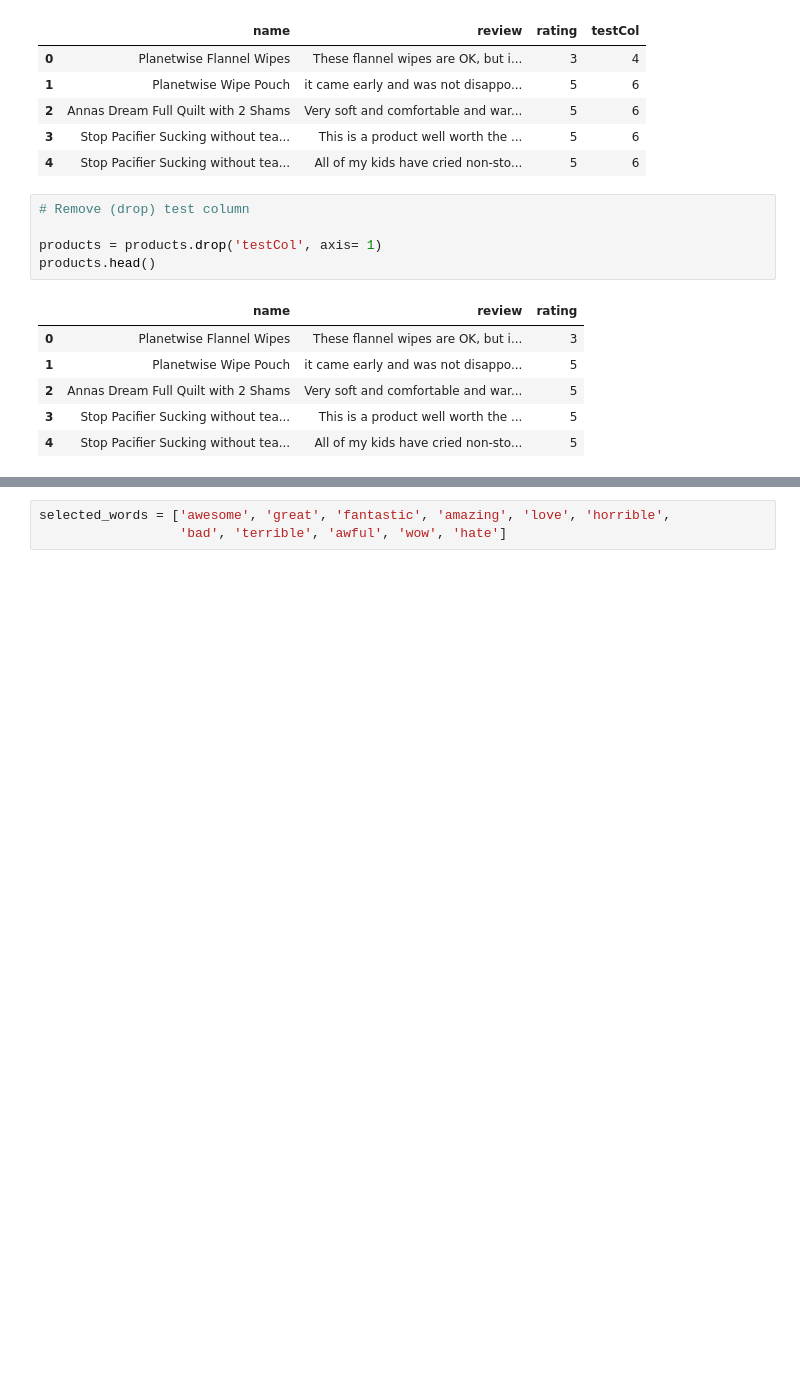
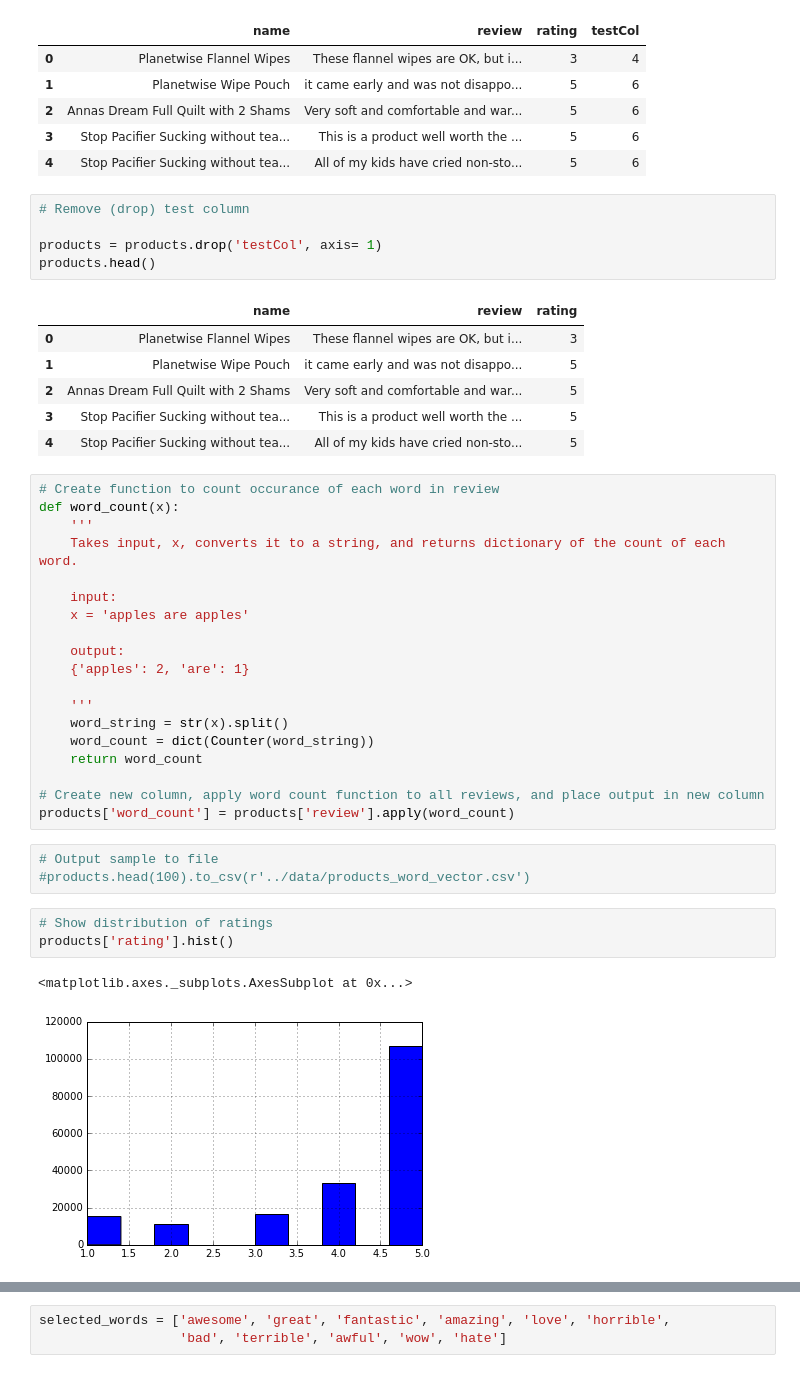
Before and after one commit to mbiczo/ML, a Jupyter notebook: classification/Logistic Classifier.ipynb, the cells around one changed output, grey strips where cells are left out. Saved outputs shown, nothing was run; the diff lists cells and outputs as text; blank space fills up the shorter version.

Commit message:
add exploration graphs and start of classifier

```diff
--- a/classification/Logistic Classifier.ipynb
+++ b/classification/Logistic Classifier.ipynb
@@ -76,3 +82,31 @@ products.head()
 | 2 | Annas Dream Full Quilt with 2 Shams | Very soft and comfortable and war... | 5 |
 | 3 | Stop Pacifier Sucking without tea... | This is a product well worth the ... | 5 |
 | 4 | Stop Pacifier Sucking without tea... | All of my kids have cried non-sto... | 5 |
+# %%
+# Create function to count occurance of each word in review
+def word_count(x):
+    '''
+    Takes input, x, converts it to a string, and returns dictionary of the count of each word.
+
+    input:
+    x = 'apples are apples'
+
+    output:
+    {'apples': 2, 'are': 1}
+
+    '''
+    word_string = str(x).split()
+    word_count = dict(Counter(word_string))
+    return word_count
+
+# Create new column, apply word count function to all reviews, and place output in new column
+products['word_count'] = products['review'].apply(word_count)
+# %%
+# Output sample to file
+#products.head(100).to_csv(r'../data/products_word_vector.csv')
+# %%
+# Show distribution of ratings
+products['rating'].hist()
+# %% [output]
+<matplotlib.axes._subplots.AxesSubplot at 0x...>
+[figure, added]
```
Also changed, not shown: parts of 14 cells of this notebook.
